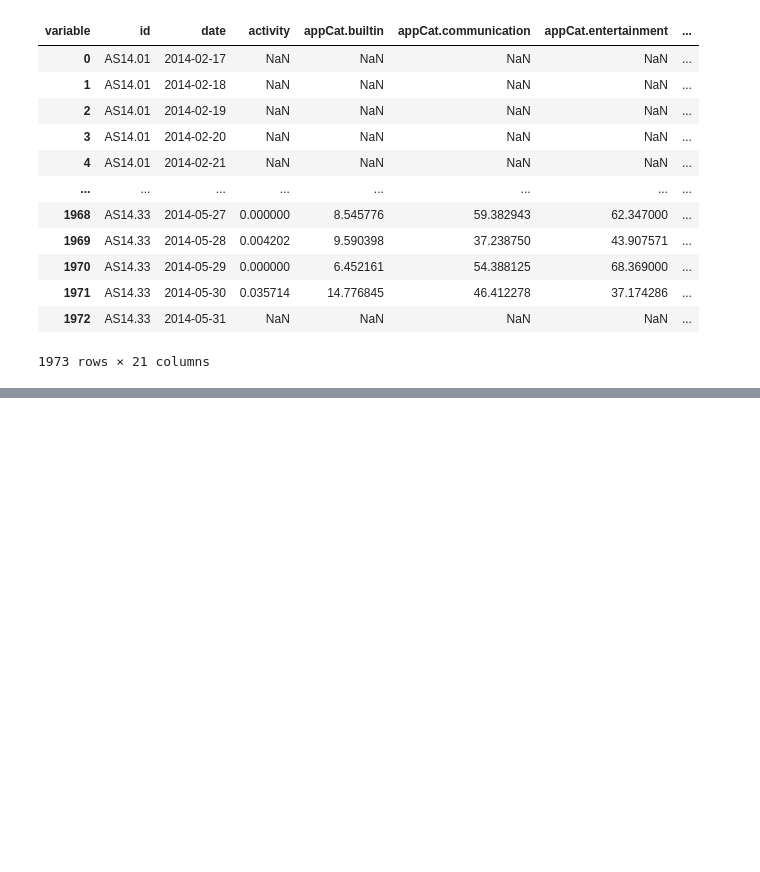
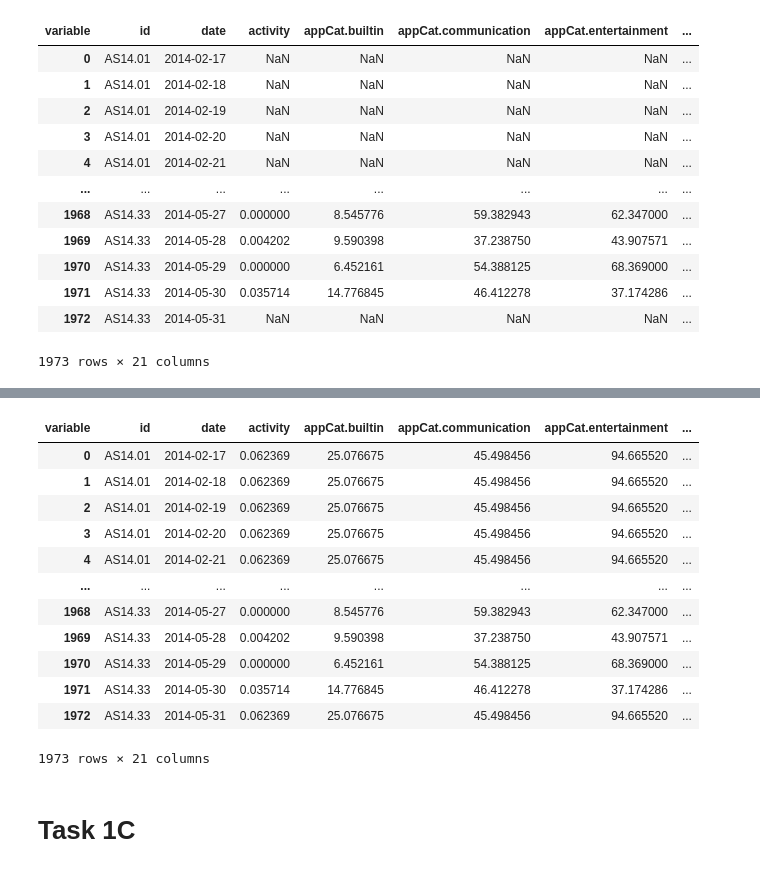
Before and after one commit to tkaintura/Data_Mining, a Jupyter notebook: Assignment 1.ipynb, the cells around one changed output, grey strips where cells are left out. Drawn from its saved outputs; the diff is of its cells as text; code cells hidden in the pictures; blank space fills up the shorter version.

Commit message:
added task 1b

```diff
--- a/Assignment 1.ipynb
+++ b/Assignment 1.ipynb
@@ -453,0 +498,18 @@ df
+# %%
+df_m1
+# %% [output]
+| variable | id | date | activity | appCat.builtin | appCat.communication | appCat.entertainment | ... |
+| 0 | AS14.01 | 2014-02-17 | 0.062369 | 25.076675 | 45.498456 | 94.665520 | ... |
+| 1 | AS14.01 | 2014-02-18 | 0.062369 | 25.076675 | 45.498456 | 94.665520 | ... |
+| 2 | AS14.01 | 2014-02-19 | 0.062369 | 25.076675 | 45.498456 | 94.665520 | ... |
+| 3 | AS14.01 | 2014-02-20 | 0.062369 | 25.076675 | 45.498456 | 94.665520 | ... |
+| 4 | AS14.01 | 2014-02-21 | 0.062369 | 25.076675 | 45.498456 | 94.665520 | ... |
+| ... | ... | ... | ... | ... | ... | ... | ... |
+| 1968 | AS14.33 | 2014-05-27 | 0.000000 | 8.545776 | 59.382943 | 62.347000 | ... |
+| 1969 | AS14.33 | 2014-05-28 | 0.004202 | 9.590398 | 37.238750 | 43.907571 | ... |
+| 1970 | AS14.33 | 2014-05-29 | 0.000000 | 6.452161 | 54.388125 | 68.369000 | ... |
+| 1971 | AS14.33 | 2014-05-30 | 0.035714 | 14.776845 | 46.412278 | 37.174286 | ... |
+| 1972 | AS14.33 | 2014-05-31 | 0.062369 | 25.076675 | 45.498456 | 94.665520 | ... |
+1973 rows × 21 columns
+# %% [markdown]
+# Task 1C
```
Also changed, not shown: parts of 46 cells of this notebook.
